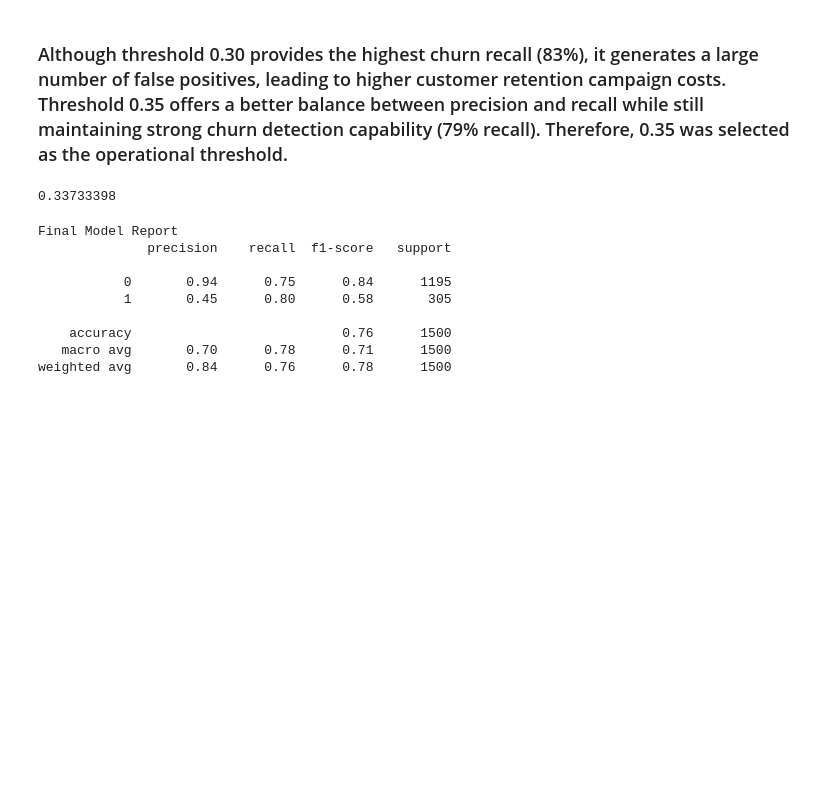
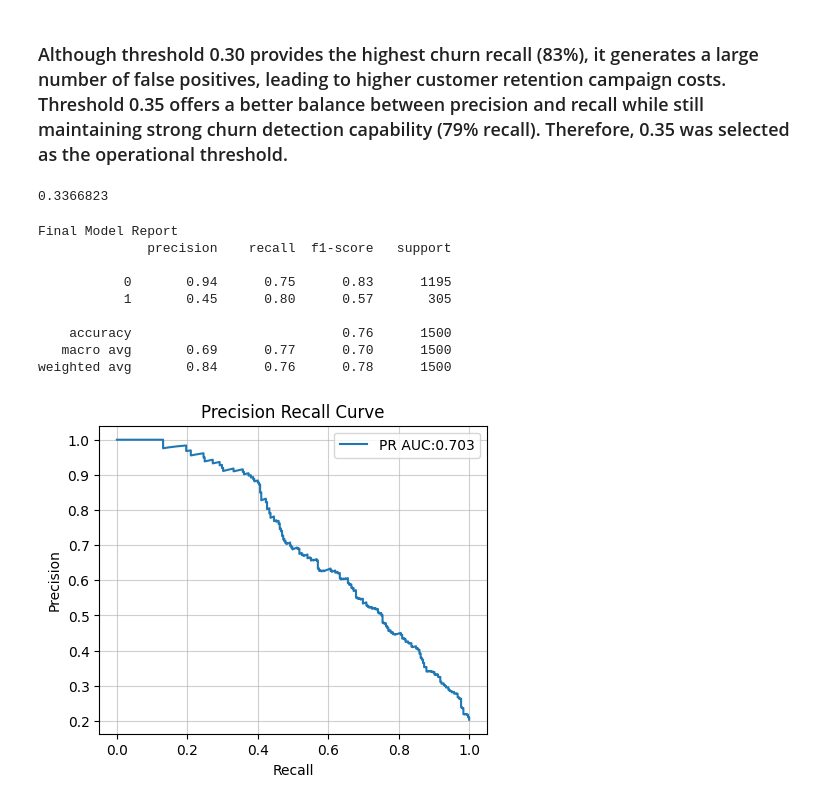
Before and after one commit to NaimPro-tech/Bank_Churn_Prediction_System, a Jupyter notebook: bank_customer_churn.ipynb, the cells around one changed output. Drawn from its saved outputs; the diff is of its cells as text; code cells hidden in the pictures; blank space fills up the shorter version.

Commit message:
Final Model Save & Test with seperatwe values

```diff
--- a/bank_customer_churn.ipynb
+++ b/bank_customer_churn.ipynb
@@ -1134,10 +1134,6 @@ def banking_feature_eng(dataset):
     df_fe['balance_salary_ratio'] = df_fe['balance']/(df_fe['estimated_salary']+1)
     df_fe['tenure_age_ratio'] = df_fe['tenure']/(df_fe['age']+1)
     df_fe['credit_per_tenure'] = df_fe['credit_score']/(df_fe['tenure']+1)
-
-    #binary feature
-    mean_balance = df_fe['balance'].mean()
-    df_fe['is_welthy_active'] = ((df_fe['balance'] > mean_balance) & (df_fe['active_member'] == 1)).astype(int)
 
     #create bin based on age
     age_bins = [18, 30, 50, 100]
@@ -1281,6 +1283,13 @@ X_train, X_temp, y_train, y_temp = train_test_split(
 X_val, X_test, y_val, y_test = train_test_split(
     X_temp, y_temp, test_size=0.5, stratify=y_temp, random_state=42
 )
+# %%
+mean_balance = X_train['balance'].mean()
+
+X_train['is_welthy_active'] = ((X_train['balance']>mean_balance) & (X_train['active_member'] == 1)).astype(int)
+X_val['is_welthy_active']  = ((X_val['balance']>mean_balance) & (X_val['active_member']==1)).astype(int)
+
+X_test['is_welthy_active'] = ((X_test['balance']>mean_balance) & (X_test['active_member']==1)).astype(int)
 # %%
 neg = np.sum(y_train == 0)
 pos = np.sum(y_train == 1)
@@ -1389,7 +1398,7 @@ idx = np.where(recall >= target_recall)[0][-1]
 best_threshold = thresholds[idx]
 print(best_threshold)
 # %% [output]
-0.33733398
+0.3366823
 # %%
 test_pred = (test_prob>=best_threshold).astype(int)
 # %%
@@ -1399,9 +1408,24 @@ print(classification_report(y_test, test_pred))
 Final Model Report
               precision    recall  f1-score   support
 
-           0       0.94      0.75      0.84      1195
-           1       0.45      0.80      0.58       305
+           0       0.94      0.75      0.83      1195
+           1       0.45      0.80      0.57       305
 
     accuracy                           0.76      1500
-   macro avg       0.70      0.78      0.71      1500
+   macro avg       0.69      0.77      0.70      1500
 weighted avg       0.84      0.76      0.78      1500
+# %%
+precision, recall, thresholds = precision_recall_curve(y_test, test_prob)
+
+pr_auc = average_precision_score(y_test, test_prob)
+
+plt.figure(figsize=(5,4))
+plt.plot(recall, precision, label=f"PR AUC:{pr_auc:.3f}")
+plt.xlabel("Recall")
+plt.ylabel("Precision")
+plt.title("Precision Recall Curve")
+plt.legend()
+plt.grid(alpha=0.6)
+plt.show()
+# %% [output]
+[figure, added]
```
Also changed, not shown: parts of 13 cells of this notebook, 4 other files.
